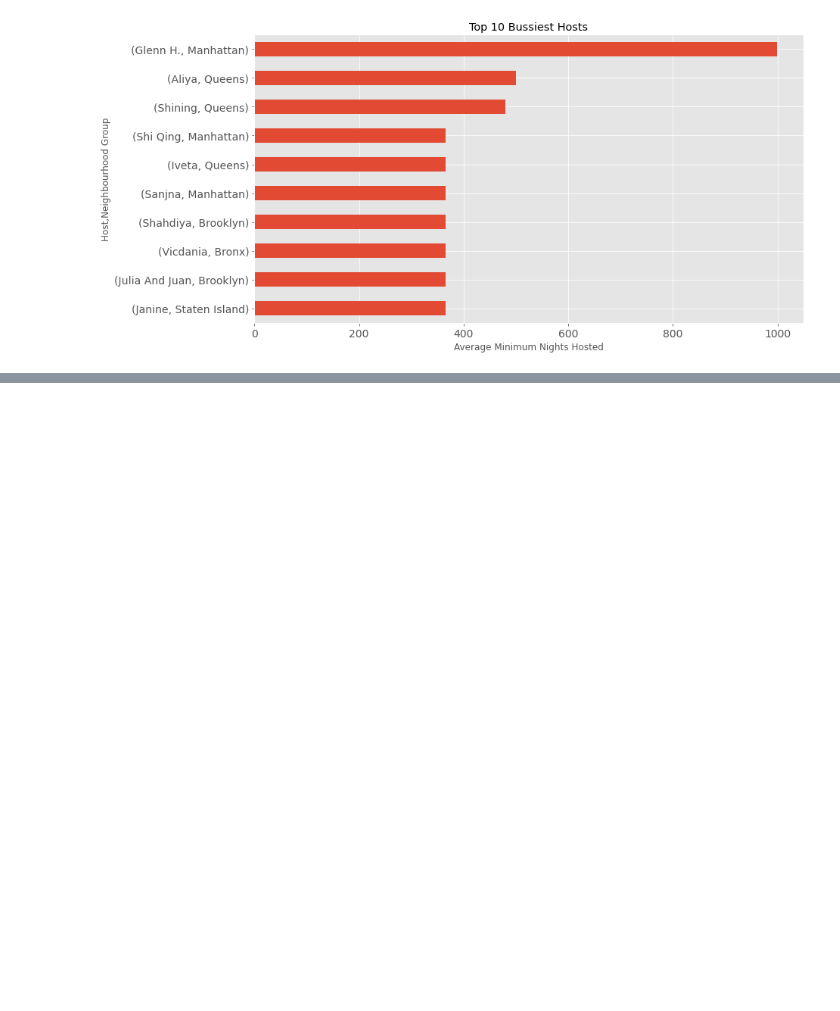
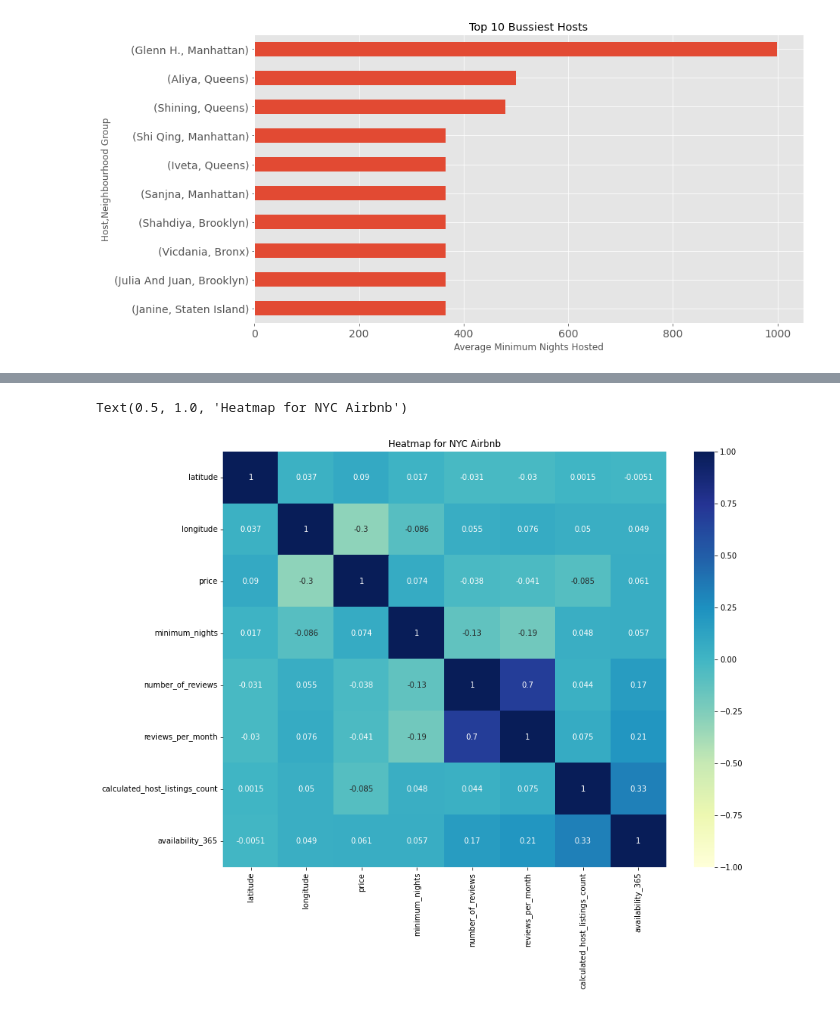
Before and after one commit to aaravpanchal/Ted-Talk-Views-Prediction-, a Jupyter notebook: EDA_AIRBNB_NYC_2019.ipynb, the cells around one changed output, grey strips where cells are left out. Cells and saved outputs as stored; diff of their text form; code cells hidden in the pictures; blank space fills up the shorter version.

```diff
--- a/EDA_AIRBNB_NYC_2019.ipynb
+++ b/EDA_AIRBNB_NYC_2019.ipynb
@@ -241,0 +293,7 @@ plt.show()
+# %%
+plt.figure(figsize=(13,10))
+sns.heatmap(newdf.corr(method='kendall'), cmap="YlGnBu", annot=True,vmin=-1,vmax=1)
+plt.title('Heatmap for NYC Airbnb')
+# %% [output]
+Text(0.5, 1.0, 'Heatmap for NYC Airbnb')
+[figure, added]
```
Also changed, not shown: parts of 21 cells of this notebook.
